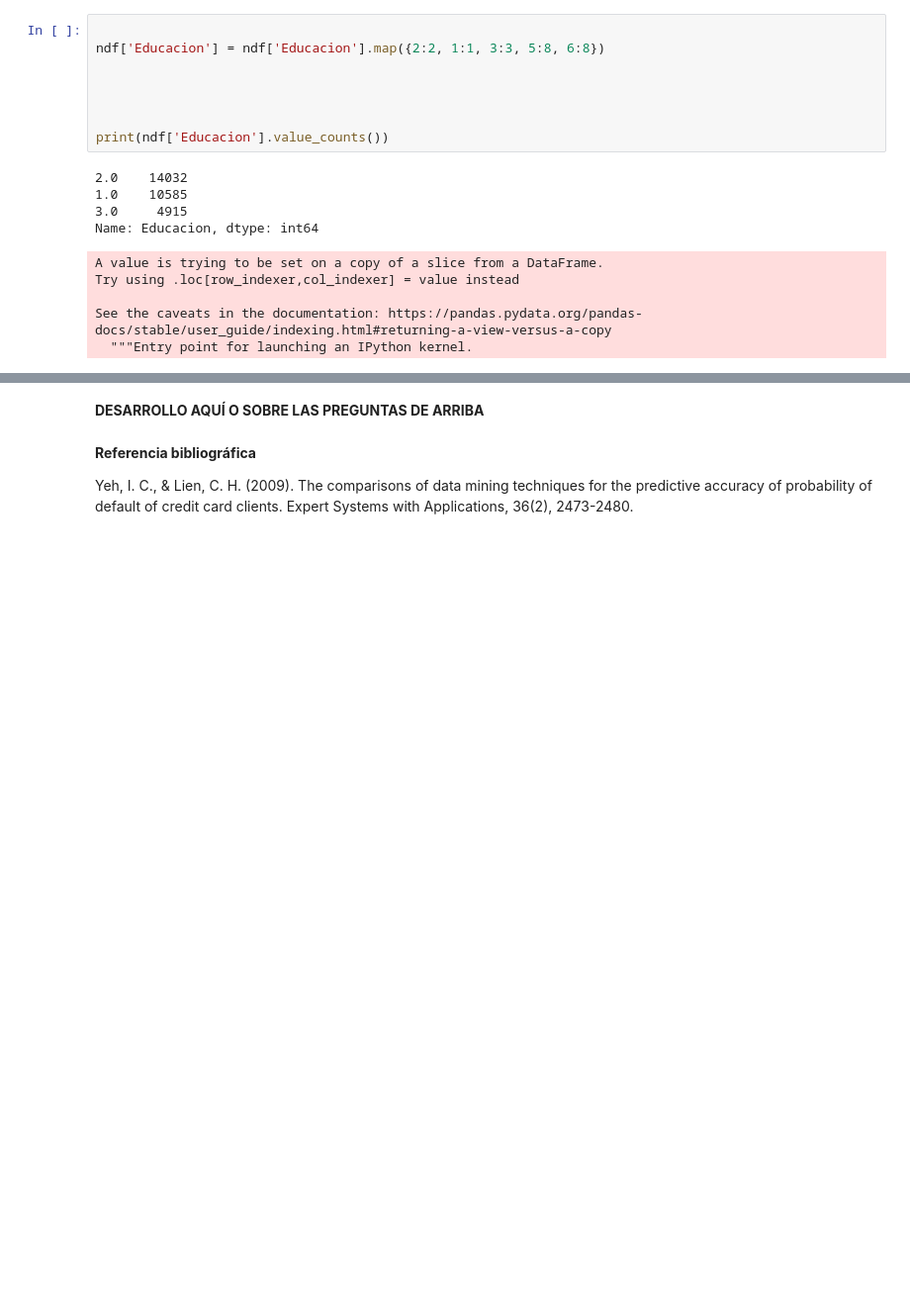
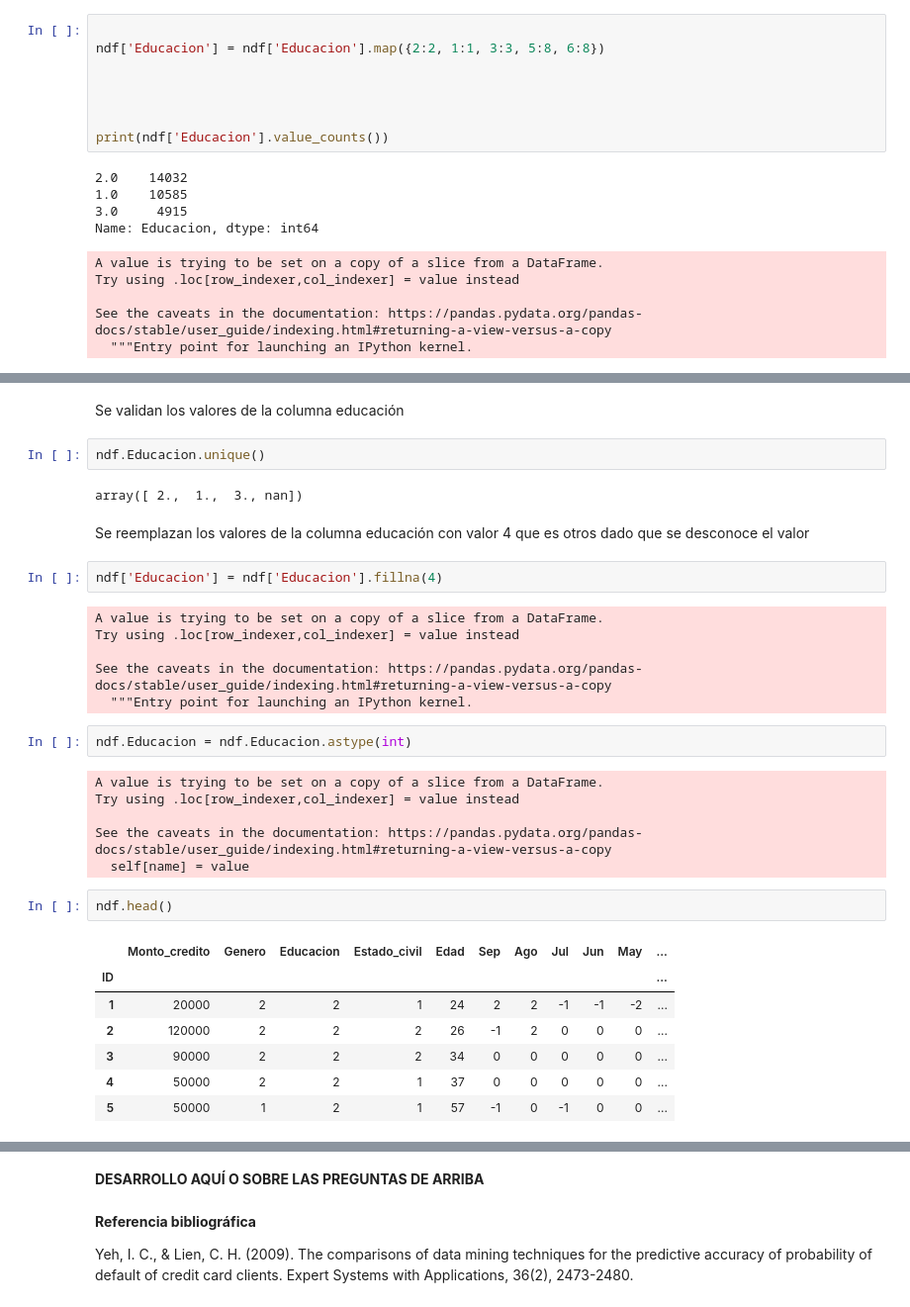
Before and after one commit to PosgradoMNA/actividades-del-projecto-equipo_56, a Jupyter notebook: Actividad1_Equipo56.ipynb, the cells around one changed output, grey strips where cells are left out. Shown at 99% size. Drawn from its saved outputs; the diff is of its cells as text; blank space fills up the shorter version.

```diff
--- a/Actividad1_Equipo56.ipynb
+++ b/Actividad1_Equipo56.ipynb
@@ -426 +471,35 @@ See the caveats in the documentation: https://pandas.pydata.org/pandas-docs/stab
+# %% [markdown]
+Se validan los valores de la columna educación
+# %%
+ndf.Educacion.unique()
+# %% [output]
+array([ 2.,  1.,  3., nan])
+# %% [markdown]
+Se reemplazan los valores de la columna educación con valor 4 que es otros dado que se desconoce el valor
+# %%
+ndf['Educacion'] = ndf['Educacion'].fillna(4)
+# %% [output]
+A value is trying to be set on a copy of a slice from a DataFrame.
+Try using .loc[row_indexer,col_indexer] = value instead
+
+See the caveats in the documentation: https://pandas.pydata.org/pandas-docs/stable/user_guide/indexing.html#returning-a-view-versus-a-copy
+  """Entry point for launching an IPython kernel.
+# %%
+ndf.Educacion = ndf.Educacion.astype(int)
+# %% [output]
+A value is trying to be set on a copy of a slice from a DataFrame.
+Try using .loc[row_indexer,col_indexer] = value instead
+
+See the caveats in the documentation: https://pandas.pydata.org/pandas-docs/stable/user_guide/indexing.html#returning-a-view-versus-a-copy
+  self[name] = value
+# %%
+ndf.head()
+# %% [output]
+|  | Monto_credito | Genero | Educacion | Estado_civil | Edad | Sep | Ago | Jul | Jun | May | ... |
+| ID |  |  |  |  |  |  |  |  |  |  | ... |
+| 1 | 20000 | 2 | 2 | 1 | 24 | 2 | 2 | -1 | -1 | -2 | ... |
+| 2 | 120000 | 2 | 2 | 2 | 26 | -1 | 2 | 0 | 0 | 0 | ... |
+| 3 | 90000 | 2 | 2 | 2 | 34 | 0 | 0 | 0 | 0 | 0 | ... |
+| 4 | 50000 | 2 | 2 | 1 | 37 | 0 | 0 | 0 | 0 | 0 | ... |
+| 5 | 50000 | 1 | 2 | 1 | 57 | -1 | 0 | -1 | 0 | 0 | ... |
 # %% [markdown]
```
Also changed, not shown: parts of 5 cells of this notebook.
